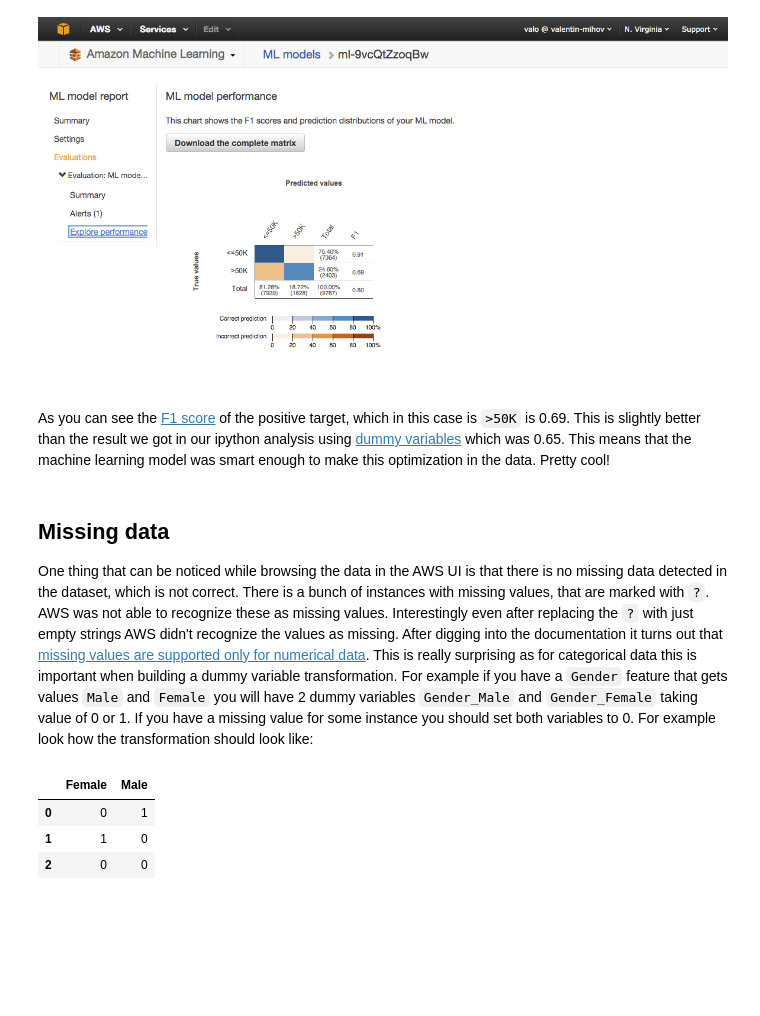
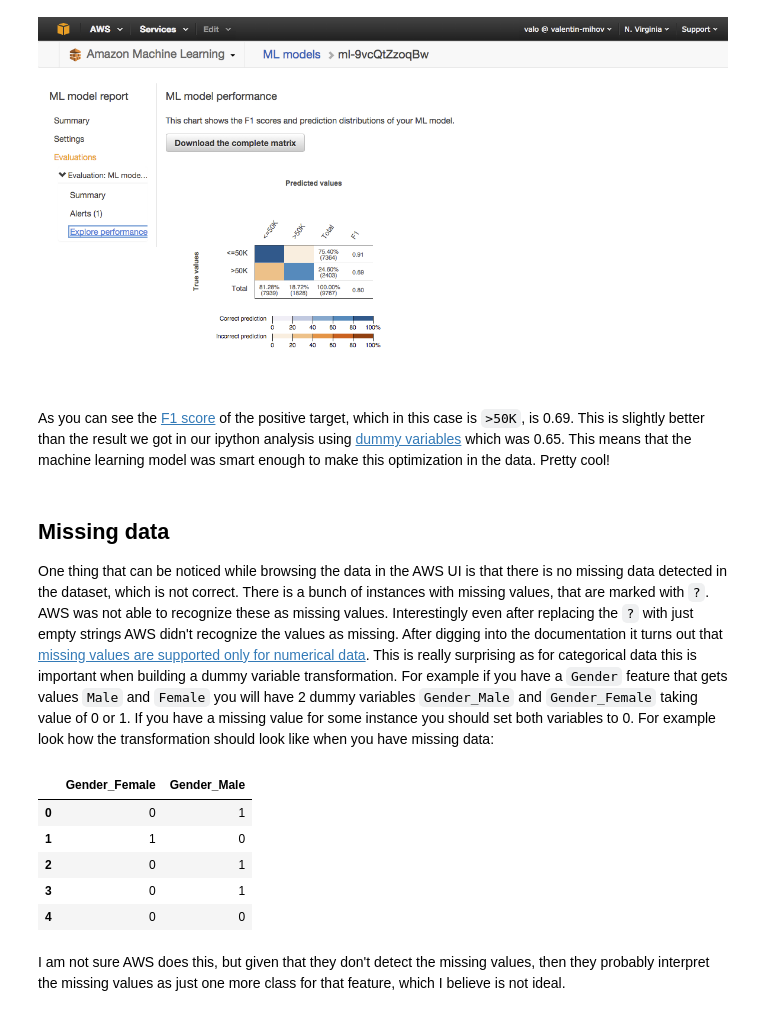
Before and after one commit to valo/harmony, a Jupyter notebook: notebooks/AWS Machine Learning Overview.ipynb, the cells around one changed output. Drawn from its saved outputs; the diff is of its cells as text; code cells hidden in the pictures; blank space fills up the shorter version.

```diff
--- a/notebooks/AWS Machine Learning Overview.ipynb
+++ b/notebooks/AWS Machine Learning Overview.ipynb
@@ -36,19 +36,23 @@ Image("aws_confusion_matrix.png")
 # %% [output]
 [figure]
 # %% [markdown]
-As you can see the [F1 score](http://en.wikipedia.org/wiki/F1_score) of the positive target, which in this case is `>50K` is 0.69. This is slightly better than the result we got in our ipython analysis using [dummy variables](http://en.wikipedia.org/wiki/Dummy_variable_%28statistics%29) which was 0.65. This means that the machine learning model was smart enough to make this optimization in the data. Pretty cool!
+As you can see the [F1 score](http://en.wikipedia.org/wiki/F1_score) of the positive target, which in this case is `>50K`, is 0.69. This is slightly better than the result we got in our ipython analysis using [dummy variables](http://en.wikipedia.org/wiki/Dummy_variable_%28statistics%29) which was 0.65. This means that the machine learning model was smart enough to make this optimization in the data. Pretty cool!
 # %% [markdown]
 ## Missing data
 
-One thing that can be noticed while browsing the data in the AWS UI is that there is no missing data detected in the dataset, which is not correct. There is a bunch of instances with missing values, that are marked with `?`. AWS was not able to recognize these as missing values. Interestingly even after replacing the `?` with just empty strings AWS didn't recognize the values as missing. After digging into the documentation it turns out that [missing values are supported only for numerical data](http://docs.aws.amazon.com/machine-learning/latest/dg/creating_datasources.html#missing-values). This is really surprising as for categorical data this is important when building a dummy variable transformation. For example if you have a `Gender` feature that gets values `Male` and `Female` you will have 2 dummy variables `Gender_Male` and `Gender_Female` taking value of 0 or 1. If you have a missing value for some instance you should set both variables to 0. For example look how the transformation should look like:
+One thing that can be noticed while browsing the data in the AWS UI is that there is no missing data detected in the dataset, which is not correct. There is a bunch of instances with missing values, that are marked with `?`. AWS was not able to recognize these as missing values. Interestingly even after replacing the `?` with just empty strings AWS didn't recognize the values as missing. After digging into the documentation it turns out that [missing values are supported only for numerical data](http://docs.aws.amazon.com/machine-learning/latest/dg/creating_datasources.html#missing-values). This is really surprising as for categorical data this is important when building a dummy variable transformation. For example if you have a `Gender` feature that gets values `Male` and `Female` you will have 2 dummy variables `Gender_Male` and `Gender_Female` taking value of 0 or 1. If you have a missing value for some instance you should set both variables to 0. For example look how the transformation should look like when you have missing data:
 # %%
 import pandas as pd
-pd.get_dummies(['Male', 'Female', np.nan])
+pd.get_dummies(pd.DataFrame(['Male', 'Female', 'Male', 'Male', np.nan], columns=["Gender"]))
 # %% [output]
-|  | Female | Male |
+|  | Gender_Female | Gender_Male |
 | 0 | 0 | 1 |
 | 1 | 1 | 0 |
-| 2 | 0 | 0 |
+| 2 | 0 | 1 |
+| 3 | 0 | 1 |
+| 4 | 0 | 0 |
+# %% [markdown]
+I am not sure AWS does this, but given that they don't detect the missing values, then they probably interpret the missing values as just one more class for that feature, which I believe is not ideal.
 # %% [markdown]
 ## Conclusion
 
```
Also changed, not shown: parts of 5 cells of this notebook, 2 other files.
